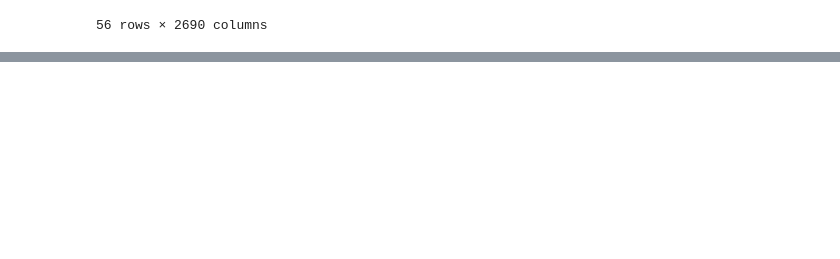
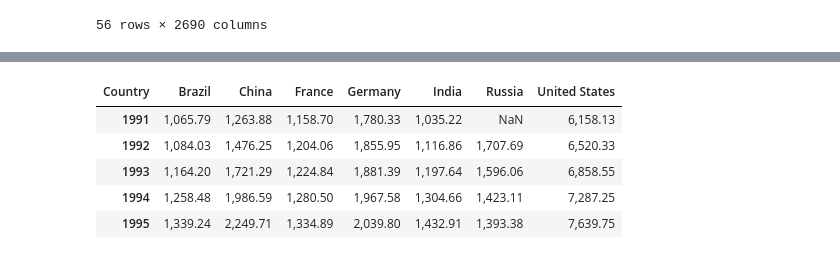
Before and after one commit to juanjohn/globalisation_indian_context, a Jupyter notebook: McKinsey_report.ipynb, the cells around one changed output, grey strips where cells are left out. Saved outputs shown, nothing was run; the diff lists cells and outputs as text; code cells hidden in the pictures; blank space fills up the shorter version.

```diff
--- a/McKinsey_report.ipynb
+++ b/McKinsey_report.ipynb
@@ -47,0 +96,9 @@ df.loc[df['Country']=='IND']
+# %%
+df_m4.head()
+# %% [output]
+| Country | Brazil | China | France | Germany | India | Russia | United States |
+| 1991 | 1,065.79 | 1,263.88 | 1,158.70 | 1,780.33 | 1,035.22 | NaN | 6,158.13 |
+| 1992 | 1,084.03 | 1,476.25 | 1,204.06 | 1,855.95 | 1,116.86 | 1,707.69 | 6,520.33 |
+| 1993 | 1,164.20 | 1,721.29 | 1,224.84 | 1,881.39 | 1,197.64 | 1,596.06 | 6,858.55 |
+| 1994 | 1,258.48 | 1,986.59 | 1,280.50 | 1,967.58 | 1,304.66 | 1,423.11 | 7,287.25 |
+| 1995 | 1,339.24 | 2,249.71 | 1,334.89 | 2,039.80 | 1,432.91 | 1,393.38 | 7,639.75 |
```
Also changed, not shown: parts of 14 cells of this notebook.
